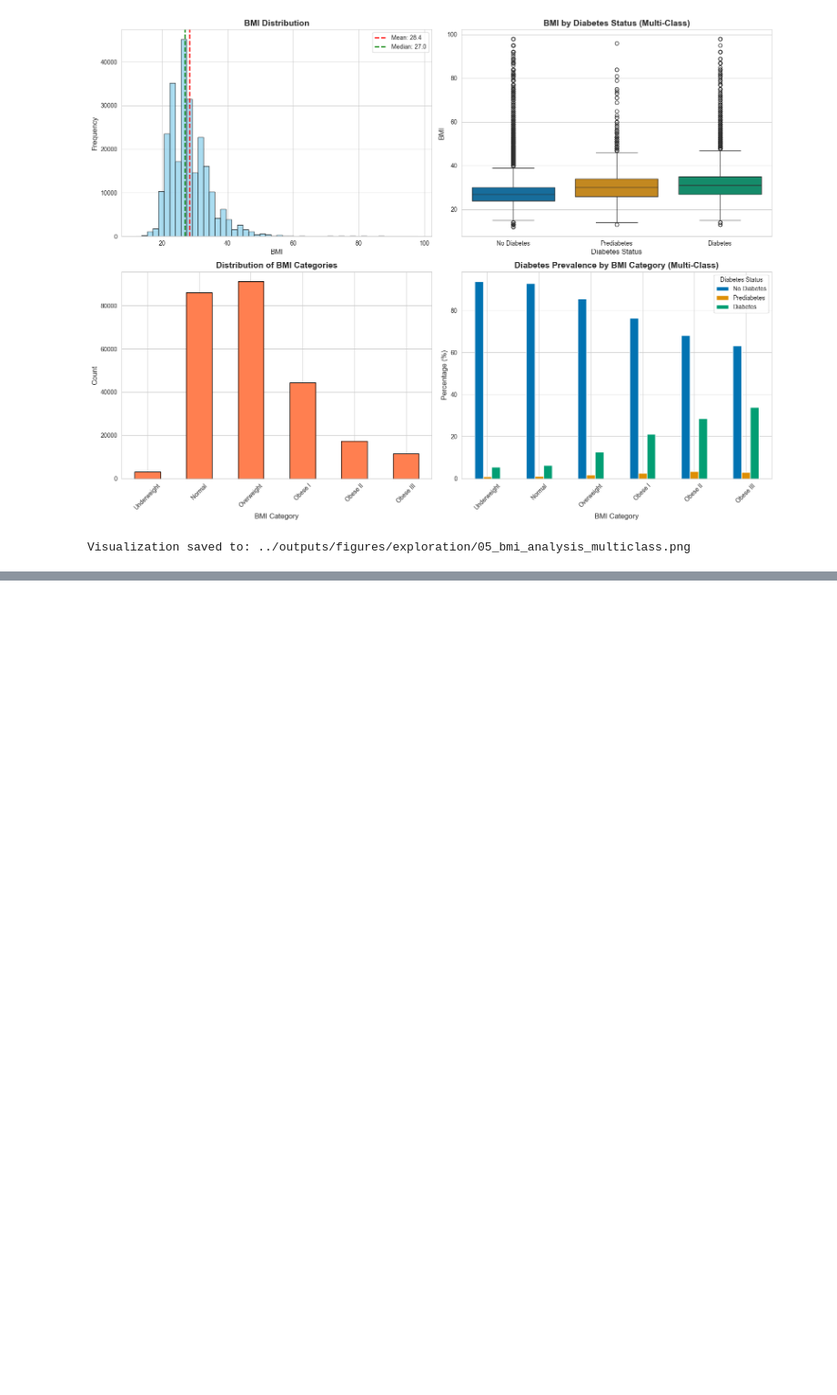
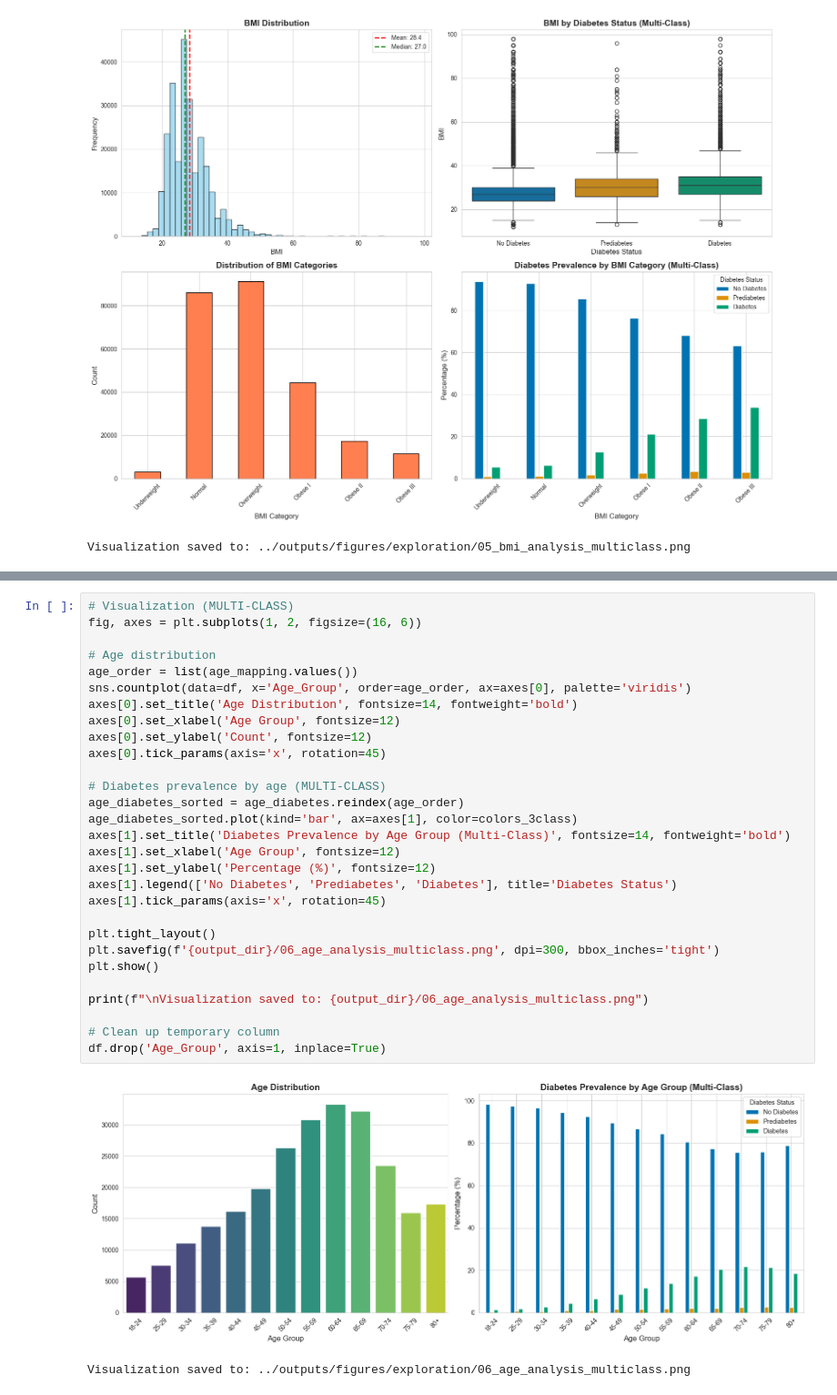
Before and after one commit to eyyuboeztuerk-arch/diabetes-multiclass-project, a Jupyter notebook: notebooks/01_exploration.ipynb, the cells around one changed output, grey strips where cells are left out. Shown at 91% size. Saved outputs shown, nothing was run; the diff lists cells and outputs as text; blank space fills up the shorter version.

Commit message:
Implement age distribution and analysis in 01_exploration.ipynb

```diff
--- a/notebooks/01_exploration.ipynb
+++ b/notebooks/01_exploration.ipynb
@@ -829,0 +882,32 @@ Visualization saved to: ../outputs/figures/exploration/05_bmi_analysis_multiclas
+# %%
+# Visualization (MULTI-CLASS)
+fig, axes = plt.subplots(1, 2, figsize=(16, 6))
+
+# Age distribution
+age_order = list(age_mapping.values())
+sns.countplot(data=df, x='Age_Group', order=age_order, ax=axes[0], palette='viridis')
+axes[0].set_title('Age Distribution', fontsize=14, fontweight='bold')
+axes[0].set_xlabel('Age Group', fontsize=12)
+axes[0].set_ylabel('Count', fontsize=12)
+axes[0].tick_params(axis='x', rotation=45)
+
+# Diabetes prevalence by age (MULTI-CLASS)
+age_diabetes_sorted = age_diabetes.reindex(age_order)
+age_diabetes_sorted.plot(kind='bar', ax=axes[1], color=colors_3class)
+axes[1].set_title('Diabetes Prevalence by Age Group (Multi-Class)', fontsize=14, fontweight='bold')
+axes[1].set_xlabel('Age Group', fontsize=12)
+axes[1].set_ylabel('Percentage (%)', fontsize=12)
+axes[1].legend(['No Diabetes', 'Prediabetes', 'Diabetes'], title='Diabetes Status')
+axes[1].tick_params(axis='x', rotation=45)
+
+plt.tight_layout()
+plt.savefig(f'{output_dir}/06_age_analysis_multiclass.png', dpi=300, bbox_inches='tight')
+plt.show()
+
+print(f"\nVisualization saved to: {output_dir}/06_age_analysis_multiclass.png")
+
+# Clean up temporary column
+df.drop('Age_Group', axis=1, inplace=True)
+# %% [output]
+[figure, added]
+Visualization saved to: ../outputs/figures/exploration/06_age_analysis_multiclass.png
```
Also changed, not shown: parts of 3 cells of this notebook.
